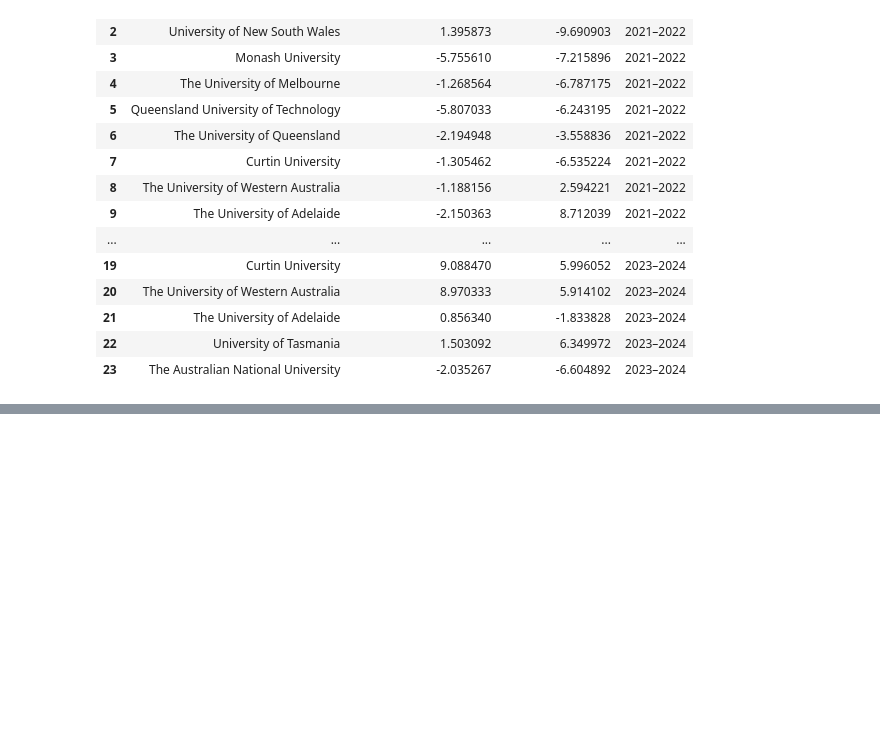
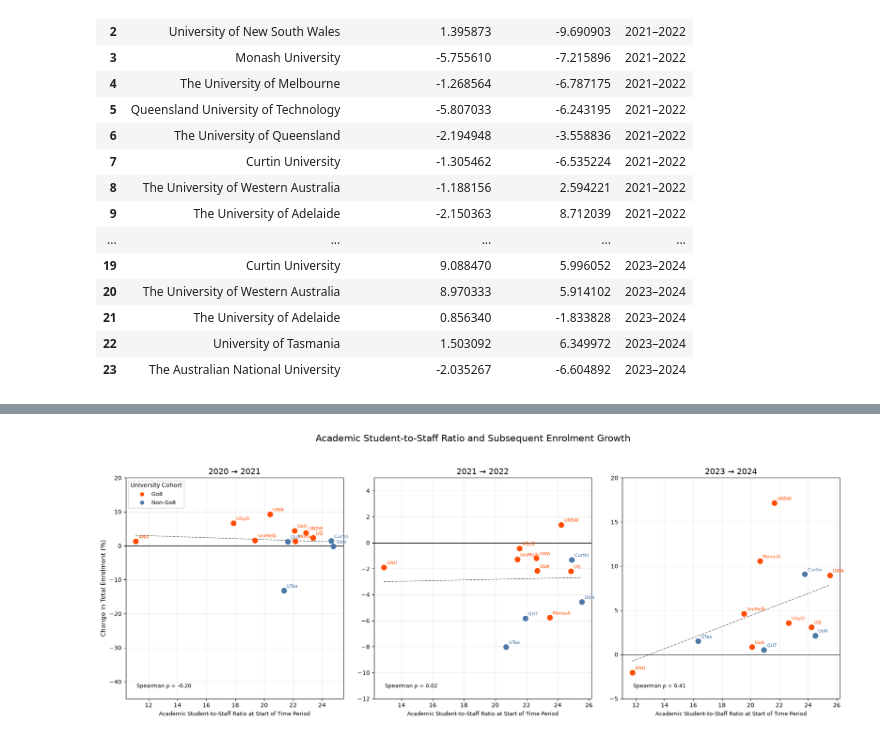
Before and after one commit to samimorris82/UTS-KPI-Intern-Project, a Jupyter notebook: analysis_take4_real.ipynb, the cells around one changed output, grey strips where cells are left out. Drawn from its saved outputs; the diff is of its cells as text; code cells hidden in the pictures; blank space fills up the shorter version.

```diff
--- a/analysis_take4_real.ipynb
+++ b/analysis_take4_real.ipynb
@@ -999,22 +1121,24 @@ combined_analysis
 # %%
-#MAKE GRAPH 4
+# MAKE GRAPH 4
+
 import numpy as np
 import pandas as pd
 import matplotlib.pyplot as plt
 from scipy.stats import spearmanr
 from matplotlib.lines import Line2D
 
-#Go8 naming classification
+
+# Go8 naming classification
 
 go8 = {
-    "Melbourne",
-    "Monash",
-    "UNSW",
-    "Sydney",
-    "UQ",
-    "ANU",
-    "UWA",
-    "Adelaide"
+    "The University of Melbourne",
+    "Monash University",
+    "University of New South Wales",
+    "The University of Sydney",
+    "The University of Queensland",
+    "The Australian National University",
+    "The University of Western Australia",
+    "The University of Adelaide"
 }
 
 lag_panel["Group"] = np.where(
@@ -1023,31 +1147,34 @@ lag_panel["Group"] = np.where(
     "Non-Go8"
 )
 
-#university names displayed on the graph
+
+# University names displayed on the graph
 
 display_names = {
-    "Melbourne": "UniMelb",
-    "Monash": "Monash",
-    "UNSW": "UNSW",
-    "Sydney": "USyD",
-    "UQ": "UQ",
-    "ANU": "ANU",
-    "UWA": "UWA",
-    "Adelaide": "UoA",
-    "Newcastle": "UoN",
-    "Tasmania": "UTas",
-    "Curtin": "Curtin",
-    "QUT": "QUT"
+    "The University of Melbourne": "UniMelb",
+    "Monash University": "Monash",
+    "University of New South Wales": "UNSW",
+    "The University of Sydney": "USyD",
+    "The University of Queensland": "UQ",
+    "The Australian National University": "ANU",
+    "The University of Western Australia": "UWA",
+    "The University of Adelaide": "UoA",
+    "University of Newcastle": "UoN",
+    "University of Tasmania": "UTas",
+    "Curtin University": "Curtin",
+    "Queensland University of Technology": "QUT"
 }
 
-#colours for grouping
+
+# Colours for grouping
 
 group_colours = {
     "Go8": "#FF4D00",
     "Non-Go8": "#4C78A8"
 }
 
-#create three graphs
+
+# Create three graphs
 
 fig, axes = plt.subplots(
     1,
@@ -1055,13 +1182,15 @@ fig, axes = plt.subplots(
     figsize=(18, 7)
 )
 
+
 periods = [
     "2020 → 2021",
     "2021 → 2022",
     "2023 → 2024"
 ]
 
-#plot each period (2021, 2022, 2024)
+
+# Plot each period
 
 for ax, period in zip(axes, periods):
 
@@ -1070,7 +1199,8 @@ for ax, period in zip(axes, periods):
     ].copy()
 
 
-    #plot Go8 and Non-Go8
+    # Plot Go8 and Non-Go8
+
     for group in ["Go8", "Non-Go8"]:
 
         group_data = data[
@@ -1086,7 +1216,8 @@ for ax, period in zip(axes, periods):
         )
 
 
-    #university labels
+    # University labels
+
     for _, row in data.iterrows():
 
         label = display_names.get(
@@ -1107,7 +1238,8 @@ for ax, period in zip(axes, periods):
         )
 
 
-    #overall trend line
+    # Overall trend line
+
     x = data["Ratio_start"]
     y = data["Enrolment_growth"]
 
@@ -1129,7 +1261,8 @@ for ax, period in zip(axes, periods):
     )
 
 
-    #zero-growth reference line
+    # Zero-growth reference line
+
     ax.axhline(
         0,
         linewidth=0.8,
@@ -1137,7 +1270,8 @@ for ax, period in zip(axes, periods):
     )
 
 
-    #Spearman correlation
+    # Spearman correlation
+
     rho, p = spearmanr(x, y)
 
     ax.text(
@@ -1149,14 +1283,16 @@ for ax, period in zip(axes, periods):
     )
 
 
-    #individual graph title
+    # Individual graph title
+
     ax.set_title(
         period,
         fontsize=14
     )
 
 
-    #X-axis
+    # X-axis
+
     ax.set_xlabel(
         "Academic Student-to-Staff Ratio at Start of Time Period",
         fontsize=9
@@ -1167,21 +1303,23 @@ for ax, period in zip(axes, periods):
         alpha=0.25
     )
 
-#Y-axis label
+
+# Y-axis label
 
 axes[0].set_ylabel(
     "Change in Total Enrolment (%)",
     fontsize=11
 )
-#Y-axis ranges
 
+
+# Y-axis ranges
 
 axes[0].set_ylim(-45, 20)
 axes[1].set_ylim(-12, 5)
 axes[2].set_ylim(-5, 20)
 
-#legend ONLY inside first graph
 
+# Legend ONLY inside first graph
 
 legend_elements = [
     Line2D(
@@ -1204,6 +1342,7 @@ legend_elements = [
     )
 ]
 
+
 axes[0].legend(
     handles=legend_elements,
     loc="upper left",
@@ -1213,7 +1352,8 @@ axes[0].legend(
     title="University Cohort"
 )
 
-#ONE overall title for all three graphs
+
+# One overall title for all three graphs
 
 fig.suptitle(
     "Academic Student-to-Staff Ratio and Subsequent Enrolment Growth",
@@ -1226,7 +1366,8 @@ plt.tight_layout(
     rect=[0, 0, 1, 0.94]
 )
 
-#save figure
+
+# Save figure
 
 plt.savefig(
     "ratio_vs_subsequent_enrolment_growth_by_period.png",
@@ -1234,6 +1375,8 @@ plt.savefig(
     bbox_inches="tight"
 )
 
-#show figure
+
+# Show figure
+
 plt.show()
 # %% [output]
@@ -1241,3 +1383,4 @@ NameError: name 'lag_panel' is not defined
+[figure, added]
 # %%
 #check the p-values
 from scipy.stats import spearmanr
```
Also changed, not shown: parts of 6 cells of this notebook.
